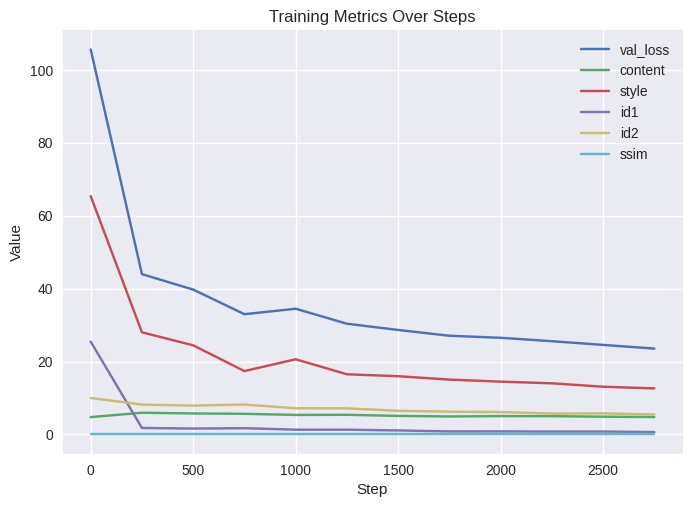
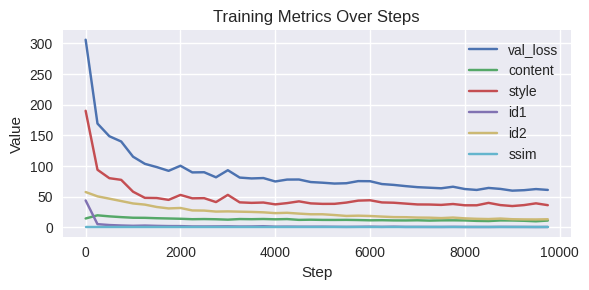
Unified diff of the notebook cell whose output changed from the first chart to the second:
--- before
+++ after
@@ -9,5 +9,5 @@
 # Replace 'data.csv' with your actual file path
 #ComputerVisionProject/SaMam/OUTPUT/ps8_lr2e-04_bs8_it50k_id1_es1_hb1_ssim1_ssim_w2_20260508_015258/loss_log.txt
-df = pd.read_csv('./OUTPUT/ps8_lr2e-04_bs8_it50k_id1_es1_hb1_ssim1_ssim_w2_20260508_015258/loss_log.txt')
+df = pd.read_csv('./OUTPUT/baseline_ps8_lr2e-04_bs8_it10k_id1_es0_hb0_ssim0_ssim_w2_silu_20260512_100636/loss_log.txt')
 
 # Inspect columns (optional, good for debugging)
@@ -15,5 +15,5 @@
 
 # Plot selected columns against 'step'
-plt.figure()
+plt.figure(figsize = (6, 3))
 
 plt.plot(df['step'], df['val_loss'], label='val_loss')
@@ -31,3 +31,5 @@
 
 # Show plot
+plt.tight_layout()
+plt.savefig("loss_plot.svg", format="svg")
 plt.show()

Commit: 1234